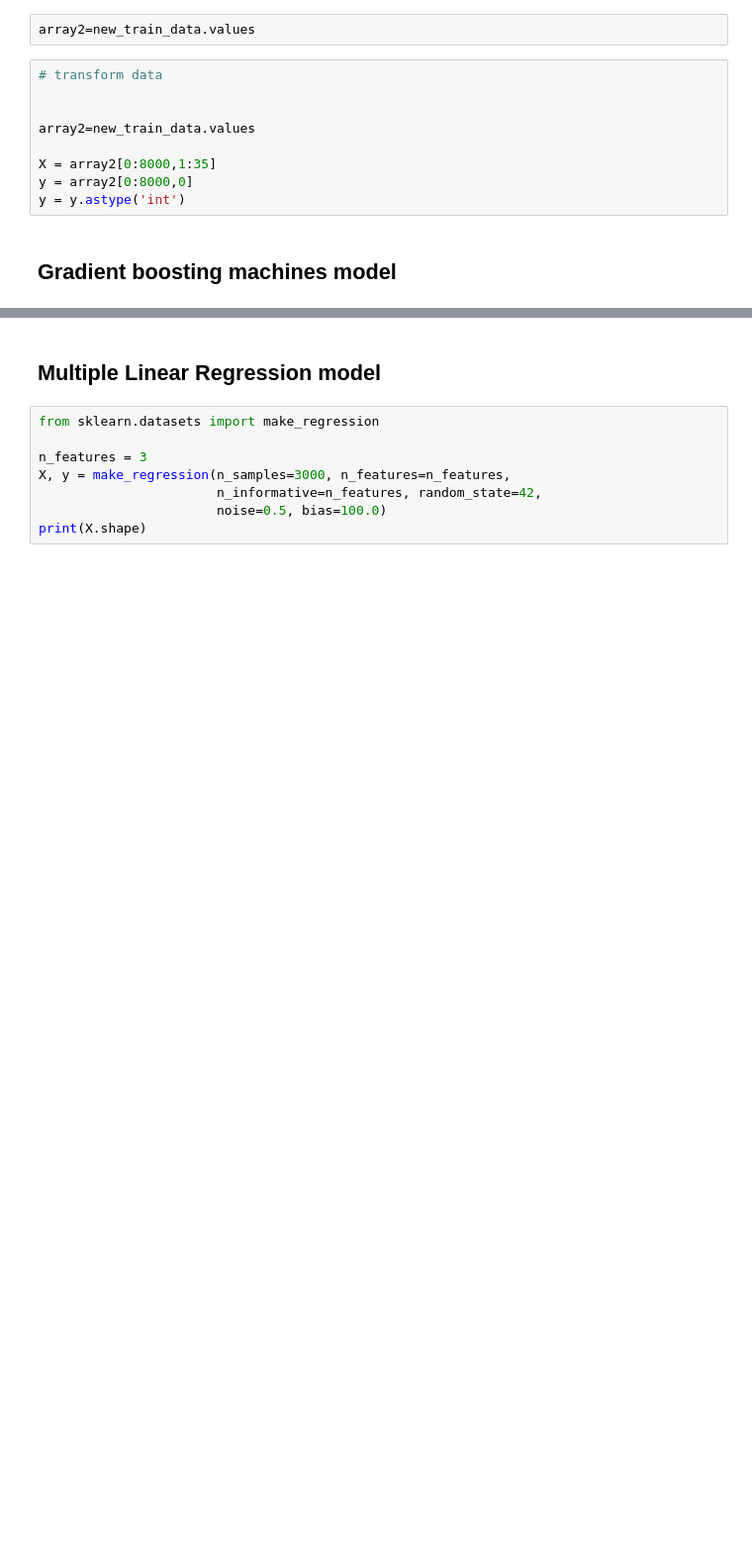
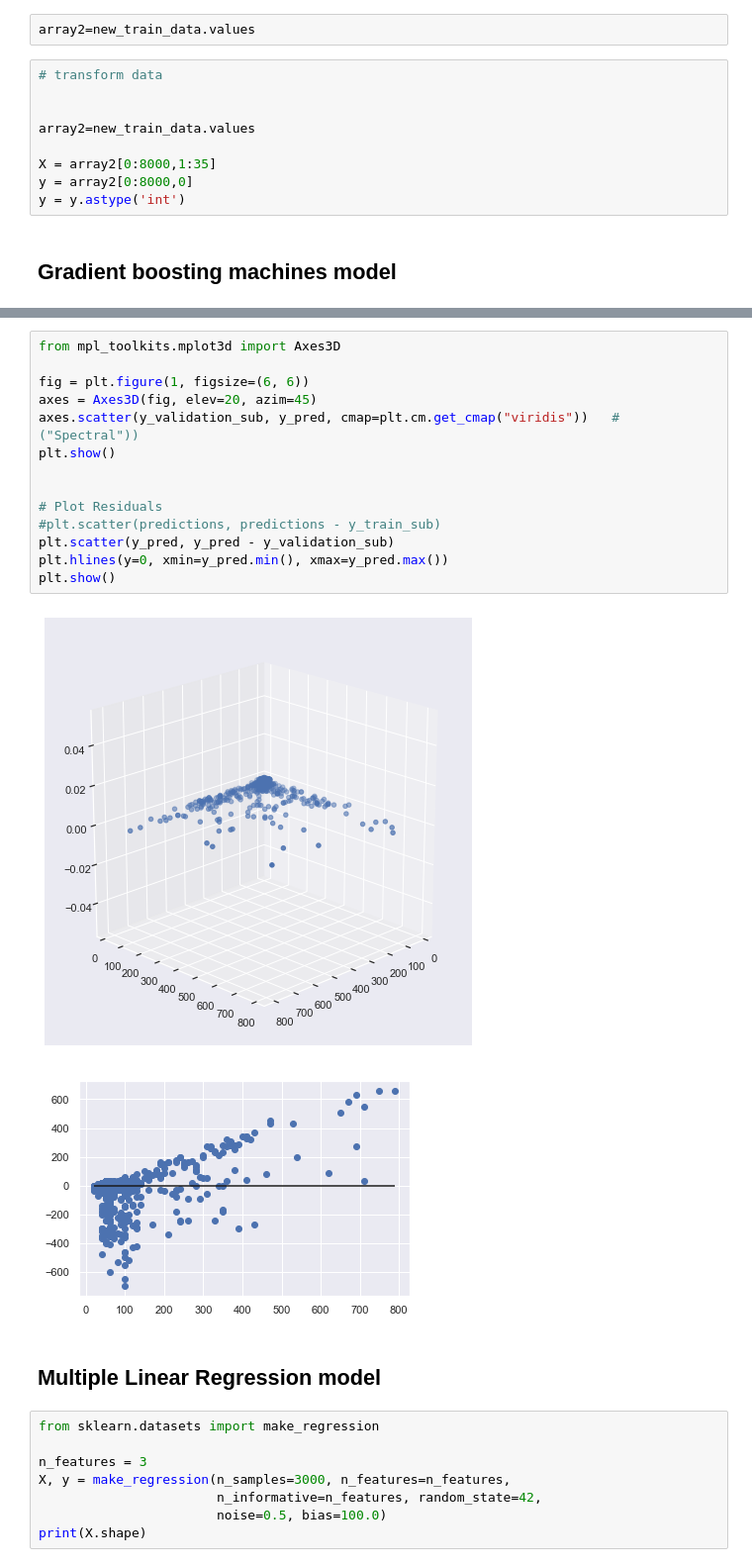
Before and after one commit to gabrielaolivera44/PREWORK_GOG, a Jupyter notebook: Project3/TECMC201811DATA_Project3_GOG.ipynb, the cells around one changed output, grey strips where cells are left out. Shown at 99% size. Saved outputs shown, nothing was run; the diff lists cells and outputs as text; blank space fills up the shorter version.

```diff
--- a/Project3/TECMC201811DATA_Project3_GOG.ipynb
+++ b/Project3/TECMC201811DATA_Project3_GOG.ipynb
@@ -1750,3 +1784,20 @@ print(predictions)
+# %%
+from mpl_toolkits.mplot3d import Axes3D
+
+fig = plt.figure(1, figsize=(6, 6))
+axes = Axes3D(fig, elev=20, azim=45)
+axes.scatter(y_validation_sub, y_pred, cmap=plt.cm.get_cmap("viridis"))   #("Spectral"))
+plt.show()
+
+
+# Plot Residuals
+#plt.scatter(predictions, predictions - y_train_sub)
+plt.scatter(y_pred, y_pred - y_validation_sub)
+plt.hlines(y=0, xmin=y_pred.min(), xmax=y_pred.max())
+plt.show()
+# %% [output]
+[figure, added]
+[figure, added]
 # %% [markdown]
 ## Multiple Linear Regression model
 # %%
```
Also changed, not shown: parts of 15 cells of this notebook.
